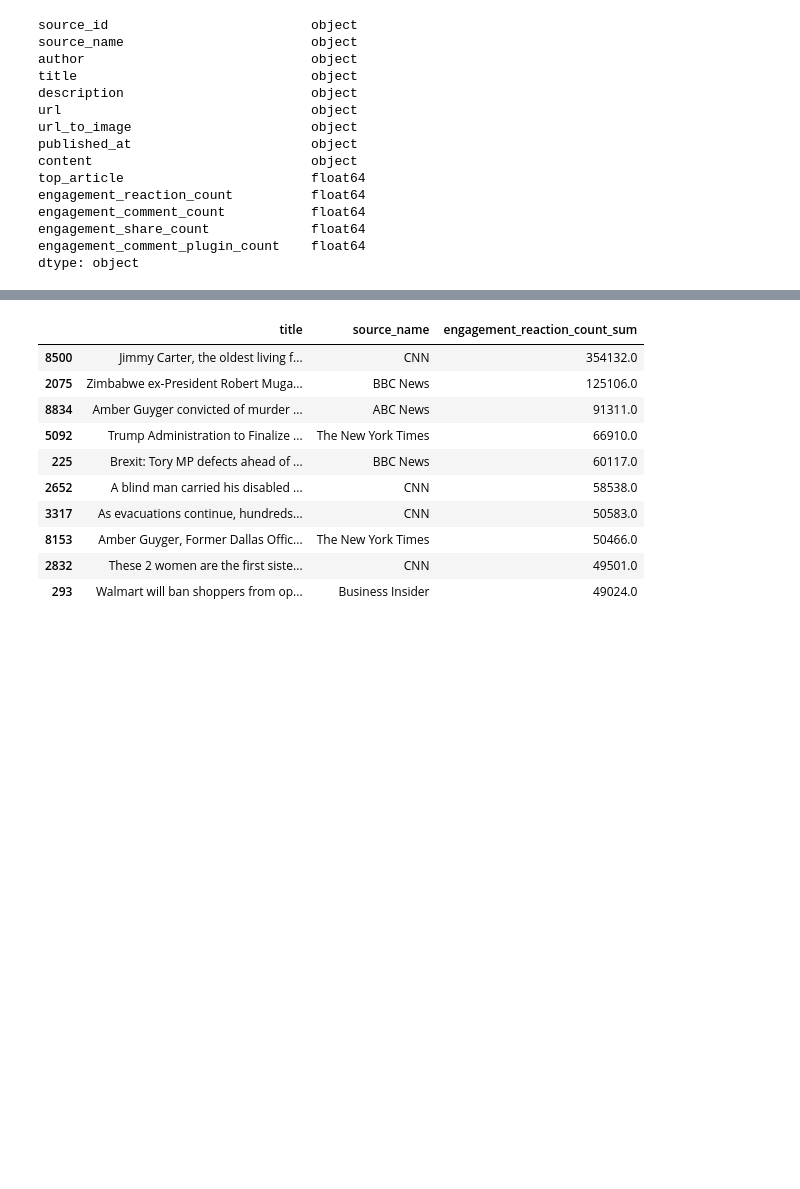
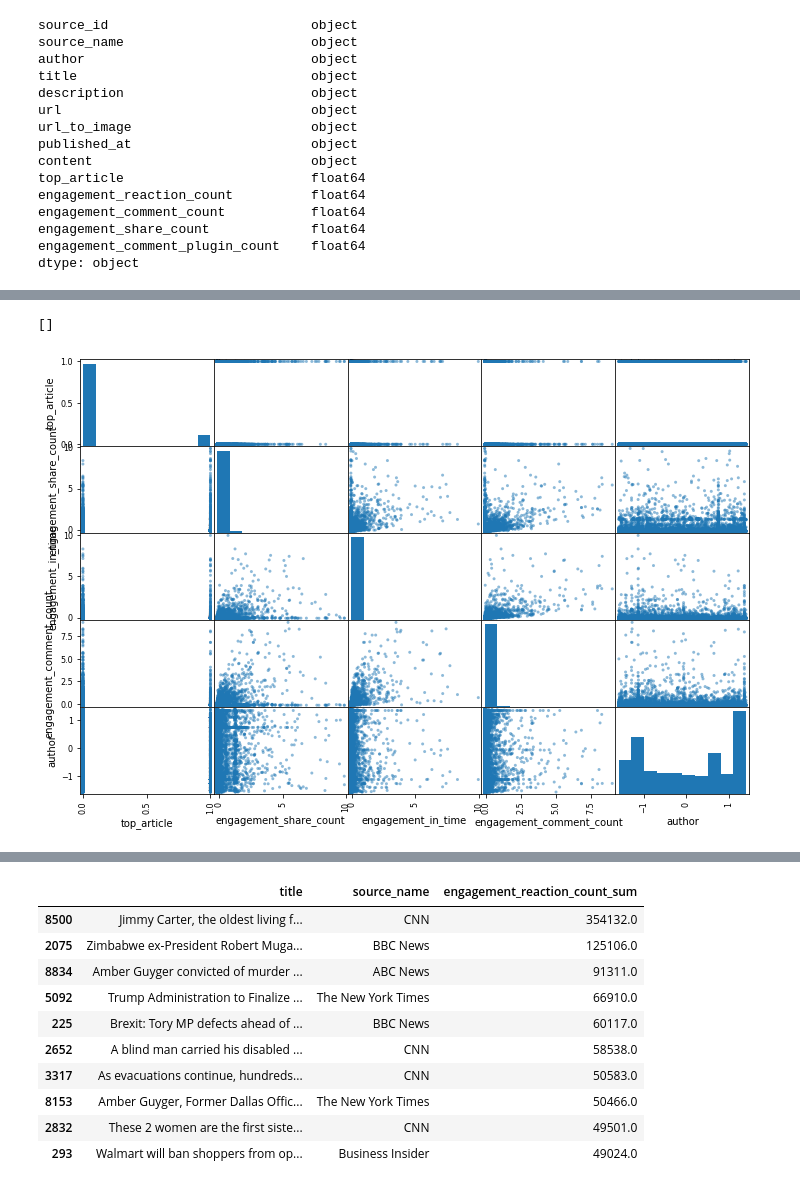
Before and after one commit to sleter/article_analysis, a Jupyter notebook: DataAnalysis/Visualizing Data Analysis.ipynb, the cells around one changed output, grey strips where cells are left out. Drawn from its saved outputs; the diff is of its cells as text; code cells hidden in the pictures; blank space fills up the shorter version.

```diff
--- a/DataAnalysis/Visualizing Data Analysis.ipynb
+++ b/DataAnalysis/Visualizing Data Analysis.ipynb
@@ -27,3 +27,7 @@ engagement_comment_count           float64
 engagement_share_count             float64
 engagement_comment_plugin_count    float64
 dtype: object
+# %%
+preprocessed_samples = pd.read_csv("../Data/PreprocessedData/data_19016_lstm_samples_2019-11-10_21:49:27.csv", index_col=0)
+# preprocessed_samples.dtypes
+preprocessed_samples.head(5)
@@ -29,0 +42,8 @@ dtype: object
+# %%
+from scipy import stats
+import numpy as np
+
+threshold = 10
+
+preprocessed_samples = preprocessed_samples.drop("title", axis=1)
+preprocessed_samples = preprocessed_samples[(np.abs(stats.zscore(preprocessed_samples)) < threshold).all(axis=1)]
@@ -30,3 +92,14 @@ dtype: object
+# %%
+from pandas.plotting import scatter_matrix
+import matplotlib.pyplot as plt
+
+attributes = ["top_article", "engagement_share_count", "engagement_in_time", "engagement_comment_count", "author"]
+
+scatter_matrix(preprocessed_samples[attributes], figsize=(12,8))
+plt.plot()
+# %% [output]
+[]
+[figure, added]
 # %%
 publishers, engagements_per_publisher = da.engagement_per_publisher()
 
```
Also changed, not shown: parts of 3 cells of this notebook, 9 other files.
